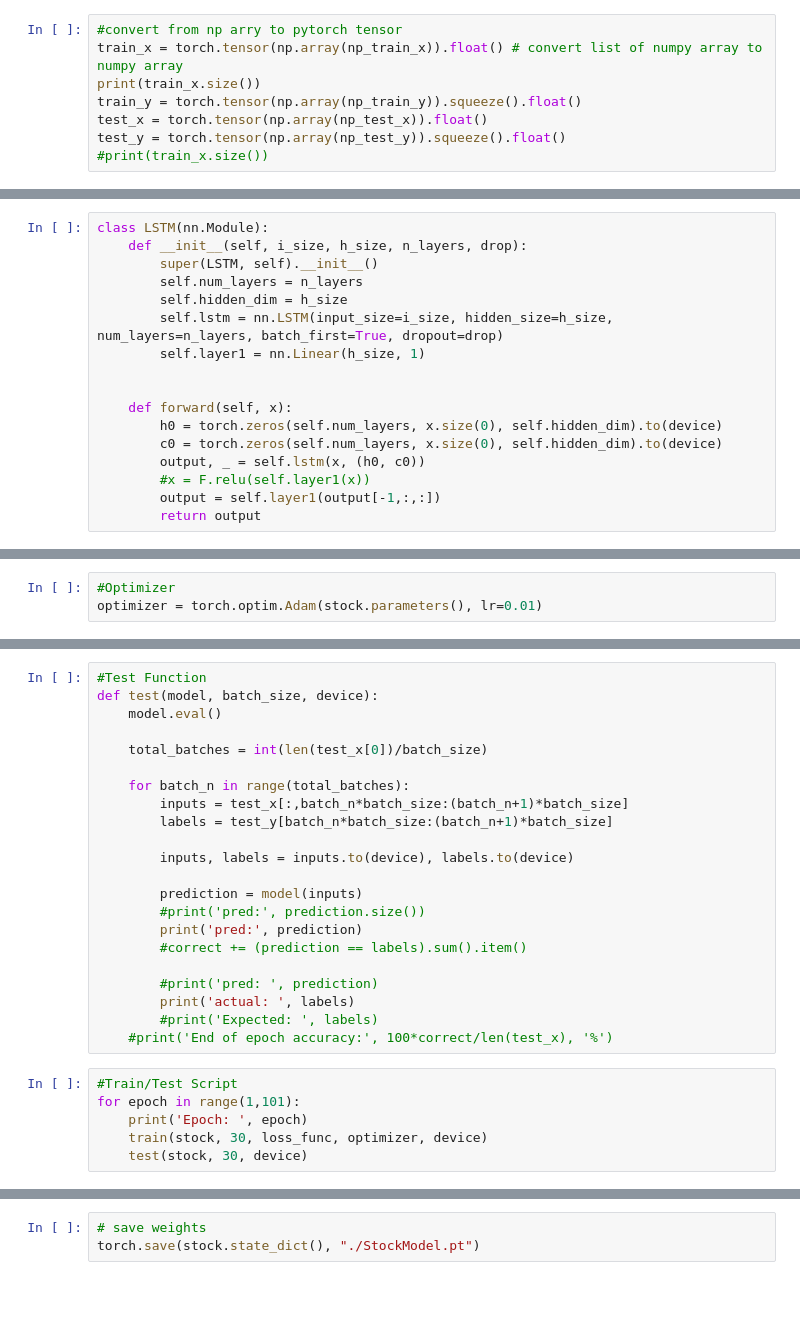
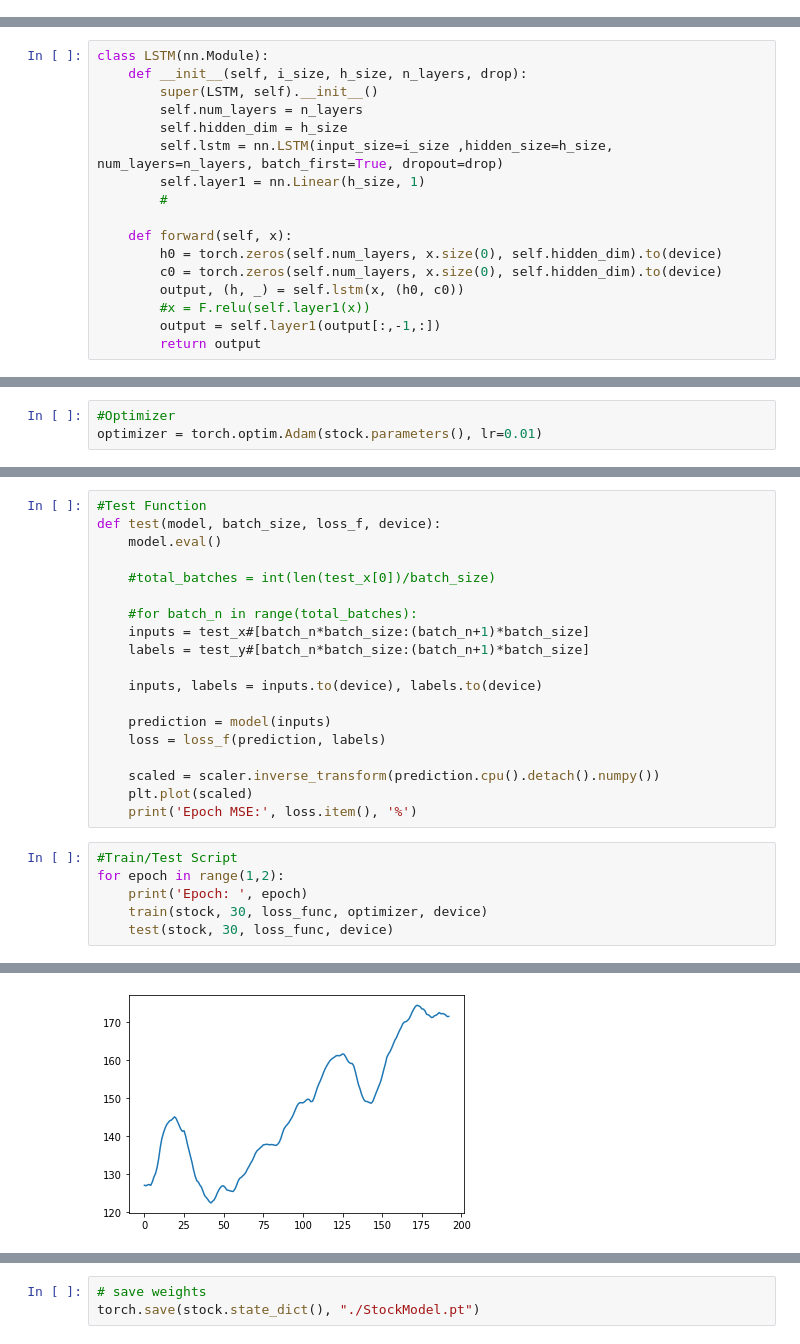
Before and after one commit to Ble720/ML, a Jupyter notebook: StockPrediction/StockMarket.ipynb, the cells around one changed output, grey strips where cells are left out. Drawn from its saved outputs; the diff is of its cells as text; blank space fills up the shorter version.

```diff
--- a/StockPrediction/StockMarket.ipynb
+++ b/StockPrediction/StockMarket.ipynb
@@ -119,8 +131,0 @@ print(np_train_y.shape)
-# %%
-#convert from np arry to pytorch tensor
-train_x = torch.tensor(np.array(np_train_x)).float() # convert list of numpy array to numpy array
-print(train_x.size())
-train_y = torch.tensor(np.array(np_train_y)).squeeze().float()
-test_x = torch.tensor(np.array(np_test_x)).float()
-test_y = torch.tensor(np.array(np_test_y)).squeeze().float()
-#print(train_x.size())
@@ -153,16 +135,16 @@ class LSTM(nn.Module):
         super(LSTM, self).__init__()
         self.num_layers = n_layers
         self.hidden_dim = h_size
-        self.lstm = nn.LSTM(input_size=i_size, hidden_size=h_size, num_layers=n_layers, batch_first=True, dropout=drop)
+        self.lstm = nn.LSTM(input_size=i_size ,hidden_size=h_size, num_layers=n_layers, batch_first=True, dropout=drop)
         self.layer1 = nn.Linear(h_size, 1)
-
+        #
 
     def forward(self, x):
         h0 = torch.zeros(self.num_layers, x.size(0), self.hidden_dim).to(device)
         c0 = torch.zeros(self.num_layers, x.size(0), self.hidden_dim).to(device)
-        output, _ = self.lstm(x, (h0, c0))
+        output, (h, _) = self.lstm(x, (h0, c0))
         #x = F.relu(self.layer1(x))
-        output = self.layer1(output[-1,:,:])
+        output = self.layer1(output[:,-1,:])
         return output
 # %%
 stock = LSTM(1, 32, 2, 0)
@@ -203,30 +190,27 @@ def train(model, batch_size, loss_f, optimizer, device):
 # %%
 #Test Function
-def test(model, batch_size, device):
+def test(model, batch_size, loss_f, device):
     model.eval()
 
-    total_batches = int(len(test_x[0])/batch_size)
+    #total_batches = int(len(test_x[0])/batch_size)
 
-    for batch_n in range(total_batches):
-        inputs = test_x[:,batch_n*batch_size:(batch_n+1)*batch_size]
-        labels = test_y[batch_n*batch_size:(batch_n+1)*batch_size]
+    #for batch_n in range(total_batches):
+    inputs = test_x#[batch_n*batch_size:(batch_n+1)*batch_size]
+    labels = test_y#[batch_n*batch_size:(batch_n+1)*batch_size]
 
-        inputs, labels = inputs.to(device), labels.to(device)
+    inputs, labels = inputs.to(device), labels.to(device)
 
-        prediction = model(inputs)
-        #print('pred:', prediction.size())
-        print('pred:', prediction)
-        #correct += (prediction == labels).sum().item()
+    prediction = model(inputs)
+    loss = loss_f(prediction, labels)
 
-        #print('pred: ', prediction)
-        print('actual: ', labels)
-        #print('Expected: ', labels)
-    #print('End of epoch accuracy:', 100*correct/len(test_x), '%')
+    scaled = scaler.inverse_transform(prediction.cpu().detach().numpy())
+    plt.plot(scaled)
+    print('Epoch MSE:', loss.item(), '%')
 # %%
 #Train/Test Script
-for epoch in range(1,101):
+for epoch in range(1,2):
     print('Epoch: ', epoch)
     train(stock, 30, loss_func, optimizer, device)
-    test(stock, 30, device)
+    test(stock, 30, loss_func, device)
 # %% [output]
 Epoch:  1
@@ -248,0 +233 @@ actual:  tensor([0.5236, 0.5114, 0.5032, 0.4909, 0.5037, 0.5122, 0.5082, 0.5175,
+[figure, added]
```
Also changed, not shown: parts of 27 cells of this notebook, 1 other file.
